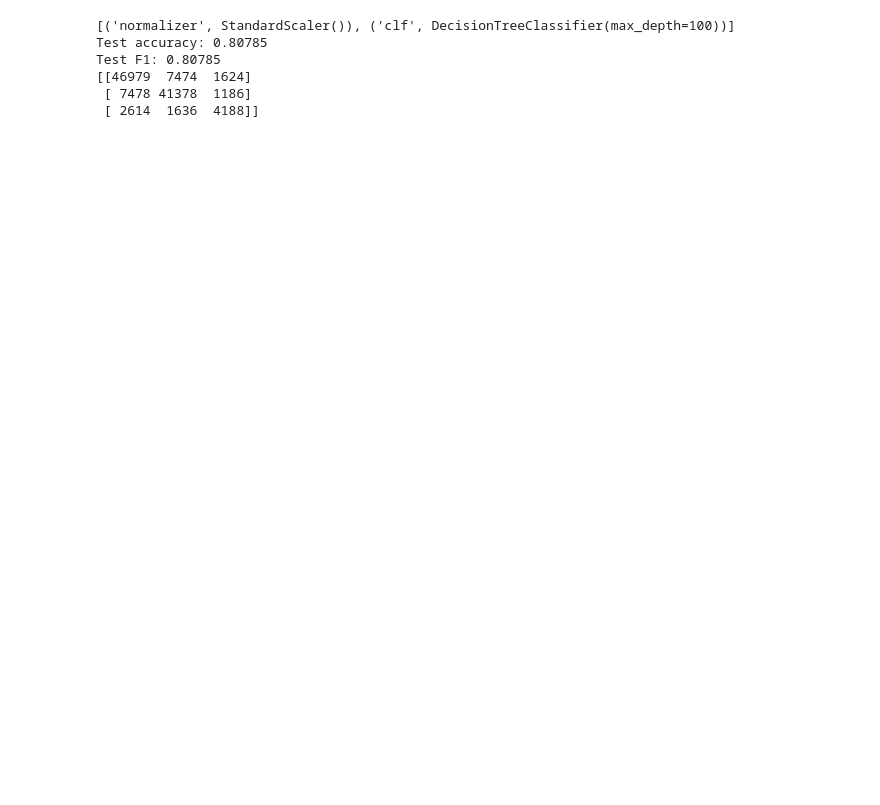
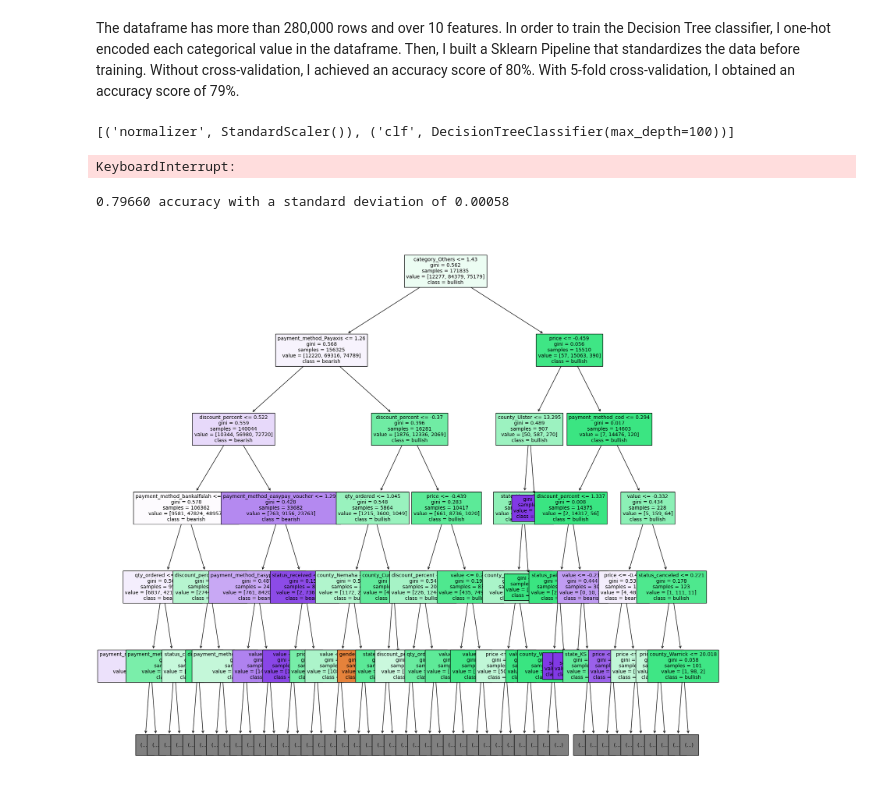
Before and after one commit to lukasthekid/US-Sales-datascience, a Jupyter notebook: Lab1/Lab3-Model.ipynb, the cells around one changed output. Drawn from its saved outputs; the diff is of its cells as text; code cells hidden in the pictures; blank space fills up the shorter version.

```diff
--- a/Lab1/Lab3-Model.ipynb
+++ b/Lab1/Lab3-Model.ipynb
@@ -44,10 +49,14 @@ dtype: object
 # %%
 #Build labeled data for the response variable
 #bullish - bearish - critical
-labels = ['bullish' if actual > forcast else 'bearish' if actual < forcast else 'critical' for actual, forcast in zip(df['actual_x'], df['forcast_x']) ]
+labels = ['bullish' if actual > forcast else 'bearish' if actual < forcast else 'critical' for actual, forcast in zip(df['actual'], df['forcast']) ]
 print(len(labels))
 df['label'] = pd.Series(np.array(labels))
-df.drop(columns=['user name','actual_y','forcast_y','previous_y', 'order_id','actual_x','forcast_x','previous_x','item_id'], axis=1, inplace=True)
+
+df_copy = df.copy()
+df_copy.to_csv('dashboard.csv', index=False)
+
+df.drop(columns=['user name','actual','forcast','previous', 'order_id','item_id'], axis=1, inplace=True)
 df['order_date'] = pd.to_datetime(df['order_date'])
 print(df.dtypes)
 df.head()
@@ -75,6 +84,8 @@ dtype: object
 | 2 | 2020-10-01 00:00:00+00:00 | complete | 9.0 | 149.9 | 1199.2 | Harmon | cod | Men's Fashion | F | ... |
 | 3 | 2020-10-01 00:00:00+00:00 | complete | 9.0 | 79.9 | 639.2 | Harmon | cod | Men's Fashion | F | ... |
 | 4 | 2020-10-01 00:00:00+00:00 | canceled | 2.0 | 49.0 | 49.0 | Bradford | Payaxis | Mobiles & Tablets | M | ... |
+# %% [markdown]
+The dataframe has more than 280,000 rows and over 10 features. In order to train the Decision Tree classifier, I one-hot encoded each categorical value in the dataframe. Then, I built a Sklearn Pipeline that standardizes the data before training. Without cross-validation, I achieved an accuracy score of 80%. With 5-fold cross-validation, I obtained an accuracy score of 79%.
 # %%
 ## ONE HOT ENCODING
 df = pd.get_dummies(df, columns=['status', 'county', 'payment_method', 'category','gender', 'state'])
@@ -108,31 +119,23 @@ print(f'Test F1: {f1:.5f}')
 print(cm)
 # %% [output]
 [('normalizer', StandardScaler()), ('clf', DecisionTreeClassifier(max_depth=100))]
-Test accuracy: 0.80785
-Test F1: 0.80785
-[[46979  7474  1624]
- [ 7478 41378  1186]
- [ 2614  1636  4188]]
+KeyboardInterrupt:
 # %%
-# Define the parameter grid
-param_grid = {
-    'clf__criterion': ["gini", "entropy", "log_loss"],
-    'clf__min_samples_split': [2, 4, 6]
-}
-
-# Create the grid search object
-#grid_search = GridSearchCV(pipeline, param_grid, cv=5)
-
-# Fit the grid search object to the data
-#grid_search.fit(X_train, y_train)
-
-# Print the best combination of parameters
-#print(grid_search.best_params_)
+scores = cross_val_score(pipeline, X_train, y_train, cv=5)
+print("%0.5f accuracy with a standard deviation of %0.5f" % (scores.mean(), scores.std()))
+# %% [output]
+0.79660 accuracy with a standard deviation of 0.00058
 # %%
 # Visualize one of the trees in the forest
 # Visualize the decision tree
-#plt.figure(figsize=(20, 20))
+plt.figure(figsize=(20, 20))
+clf = pipeline.named_steps['clf']
 #plot_tree(clf, feature_names=X_train.columns, class_names=y_train.unique(), filled=True)
 #plt.show()
 
 #plot_tree(clf)
+
+plot_tree(clf, filled=True, max_depth=5, fontsize=10, feature_names=X_train.columns, class_names=y_train.unique())
+plt.show()
+# %% [output]
+[figure, added]
```
Also changed, not shown: parts of 5 cells of this notebook, 8 other files.
